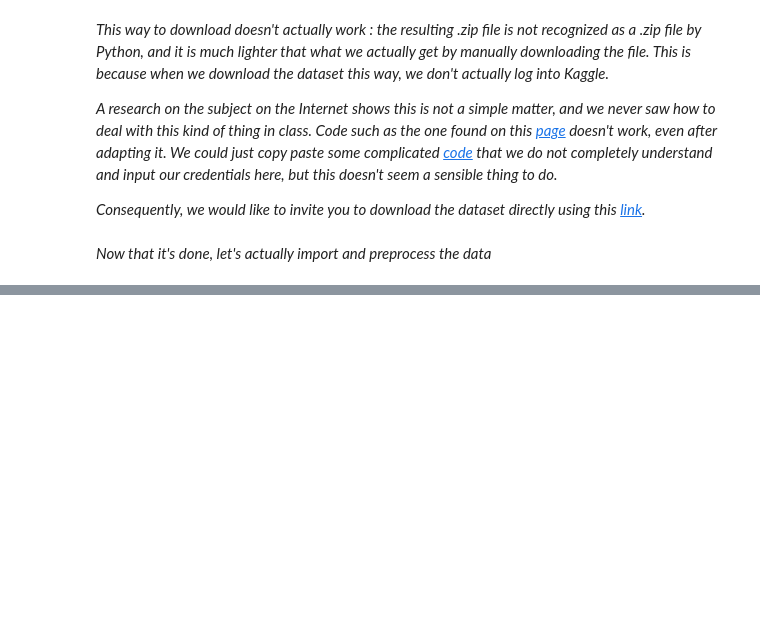
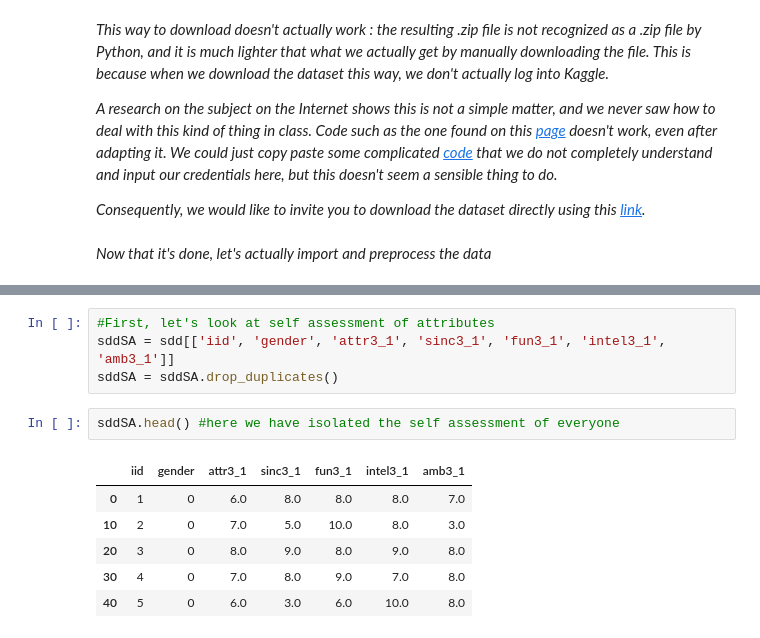
Before and after one commit to alexchouraki/Python-Project, a Jupyter notebook: Python Project.ipynb, the cells around one changed output, grey strips where cells are left out. Cells and saved outputs as stored; diff of their text form; blank space fills up the shorter version.

```diff
--- a/Python Project.ipynb
+++ b/Python Project.ipynb
@@ -41,0 +115,13 @@ ur.urlretrieve("http://www.kaggle.com/account/login?ReturnUrl=c/annavictoria/spe
+# %%
+#First, let's look at self assessment of attributes
+sddSA = sdd[['iid', 'gender', 'attr3_1', 'sinc3_1', 'fun3_1', 'intel3_1', 'amb3_1']]
+sddSA = sddSA.drop_duplicates()
+# %%
+sddSA.head() #here we have isolated the self assessment of everyone
+# %% [output]
+|  | iid | gender | attr3_1 | sinc3_1 | fun3_1 | intel3_1 | amb3_1 |
+| 0 | 1 | 0 | 6.0 | 8.0 | 8.0 | 8.0 | 7.0 |
+| 10 | 2 | 0 | 7.0 | 5.0 | 10.0 | 8.0 | 3.0 |
+| 20 | 3 | 0 | 8.0 | 9.0 | 8.0 | 9.0 | 8.0 |
+| 30 | 4 | 0 | 7.0 | 8.0 | 9.0 | 7.0 | 8.0 |
+| 40 | 5 | 0 | 6.0 | 3.0 | 6.0 | 10.0 | 8.0 |
```
Also changed, not shown: parts of 13 cells of this notebook.
